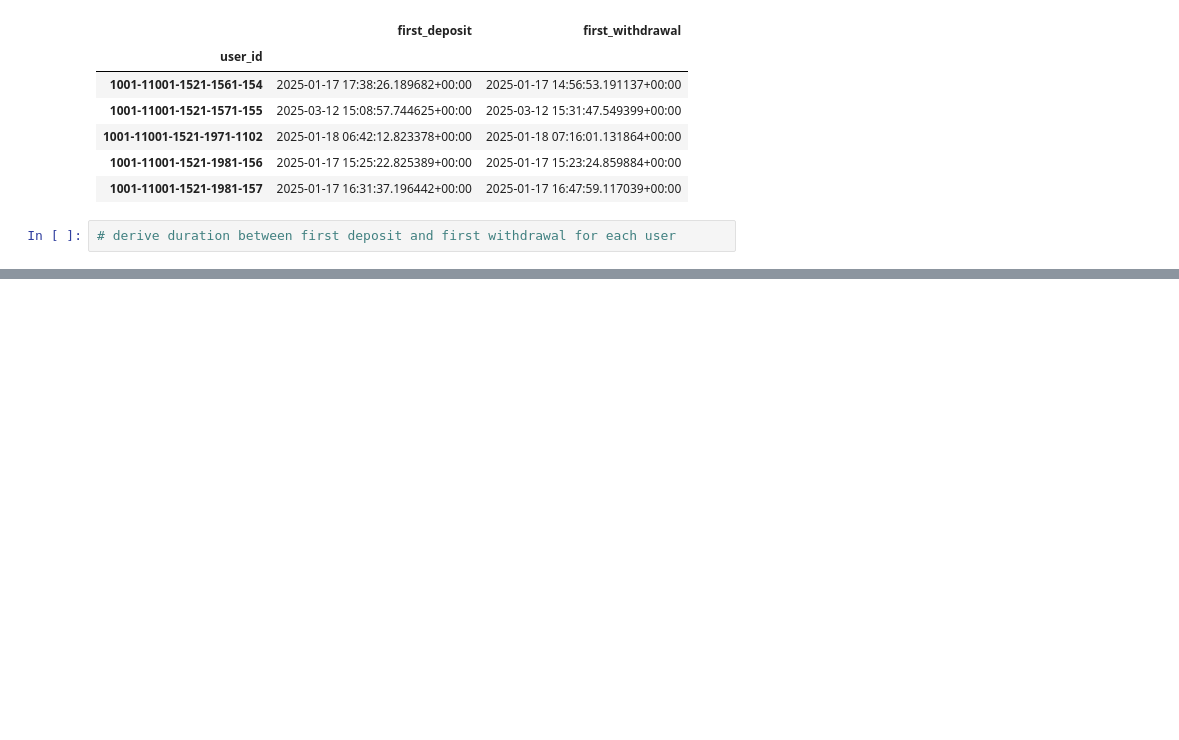
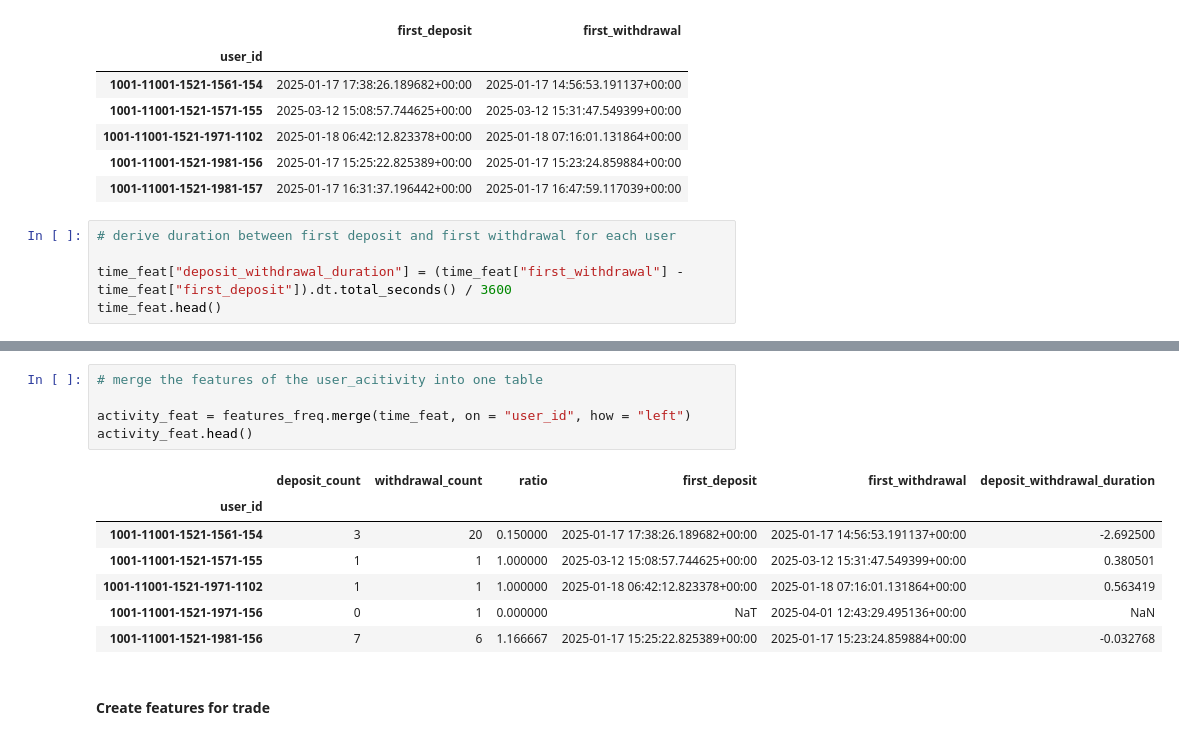
Before and after one commit to olaoluwaoyebola/NUPAT-AI-Assessment, a Jupyter notebook: Nupat_Assessment.ipynb, the cells around one changed output, grey strips where cells are left out. Saved outputs shown, nothing was run; the diff lists cells and outputs as text; blank space fills up the shorter version.

```diff
--- a/Nupat_Assessment.ipynb
+++ b/Nupat_Assessment.ipynb
@@ -396,3 +396,6 @@ time_feat.head()
 | 1001-11001-1521-1981-157 | 2025-01-17 16:31:37.196442+00:00 | 2025-01-17 16:47:59.117039+00:00 |
 # %%
 # derive duration between first deposit and first withdrawal for each user
+
+time_feat["deposit_withdrawal_duration"] = (time_feat["first_withdrawal"] - time_feat["first_deposit"]).dt.total_seconds() / 3600
+time_feat.head()
@@ -398,0 +410,15 @@ time_feat.head()
+# %%
+# merge the features of the user_acitivity into one table
+
+activity_feat = features_freq.merge(time_feat, on = "user_id", how = "left")
+activity_feat.head()
+# %% [output]
+|  | deposit_count | withdrawal_count | ratio | first_deposit | first_withdrawal | deposit_withdrawal_duration |
+| user_id |  |  |  |  |  |  |
+| 1001-11001-1521-1561-154 | 3 | 20 | 0.150000 | 2025-01-17 17:38:26.189682+00:00 | 2025-01-17 14:56:53.191137+00:00 | -2.692500 |
+| 1001-11001-1521-1571-155 | 1 | 1 | 1.000000 | 2025-03-12 15:08:57.744625+00:00 | 2025-03-12 15:31:47.549399+00:00 | 0.380501 |
+| 1001-11001-1521-1971-1102 | 1 | 1 | 1.000000 | 2025-01-18 06:42:12.823378+00:00 | 2025-01-18 07:16:01.131864+00:00 | 0.563419 |
+| 1001-11001-1521-1971-156 | 0 | 1 | 0.000000 | NaT | 2025-04-01 12:43:29.495136+00:00 | NaN |
+| 1001-11001-1521-1981-156 | 7 | 6 | 1.166667 | 2025-01-17 15:25:22.825389+00:00 | 2025-01-17 15:23:24.859884+00:00 | -0.032768 |
+# %% [markdown]
+#### Create features for trade
```
Also changed, not shown: parts of 9 cells of this notebook.
